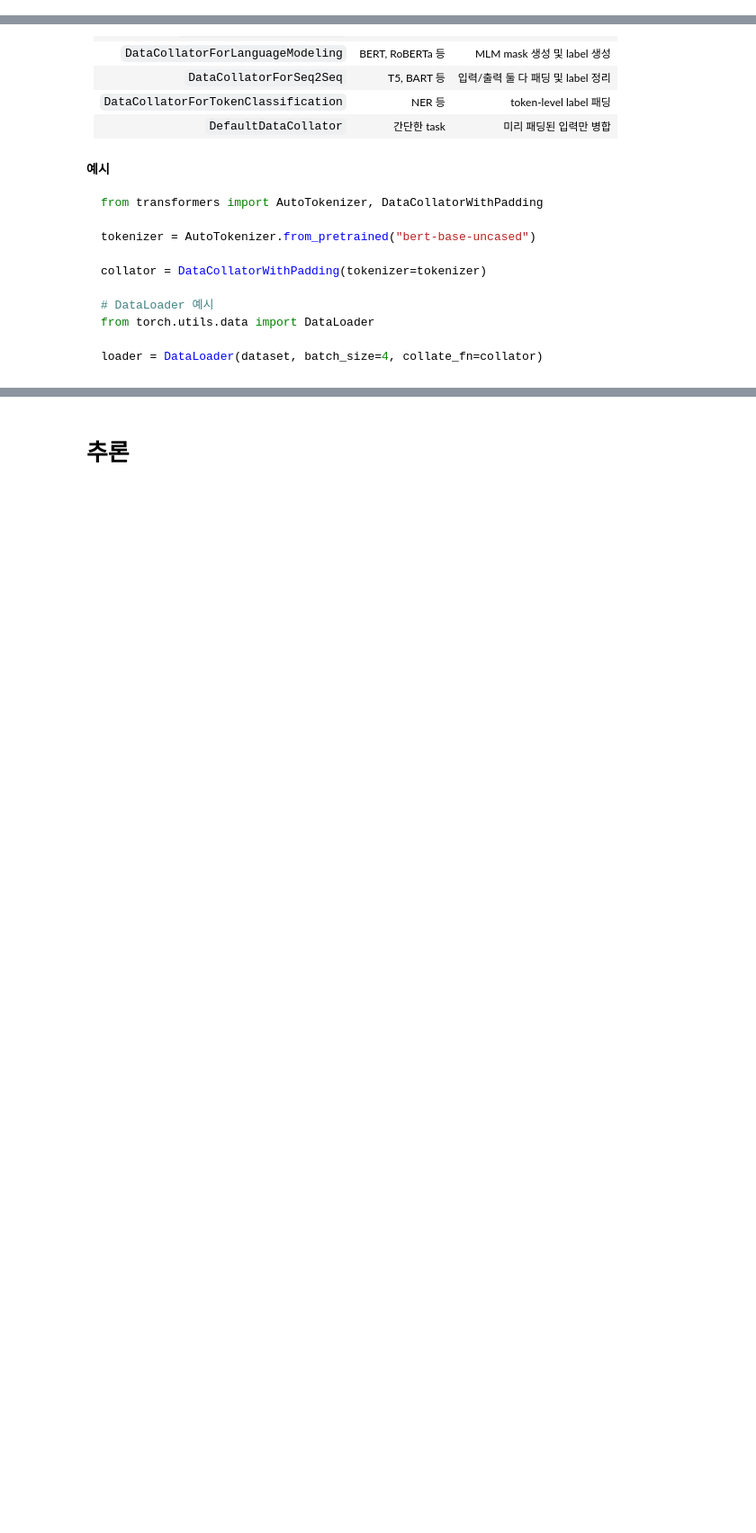
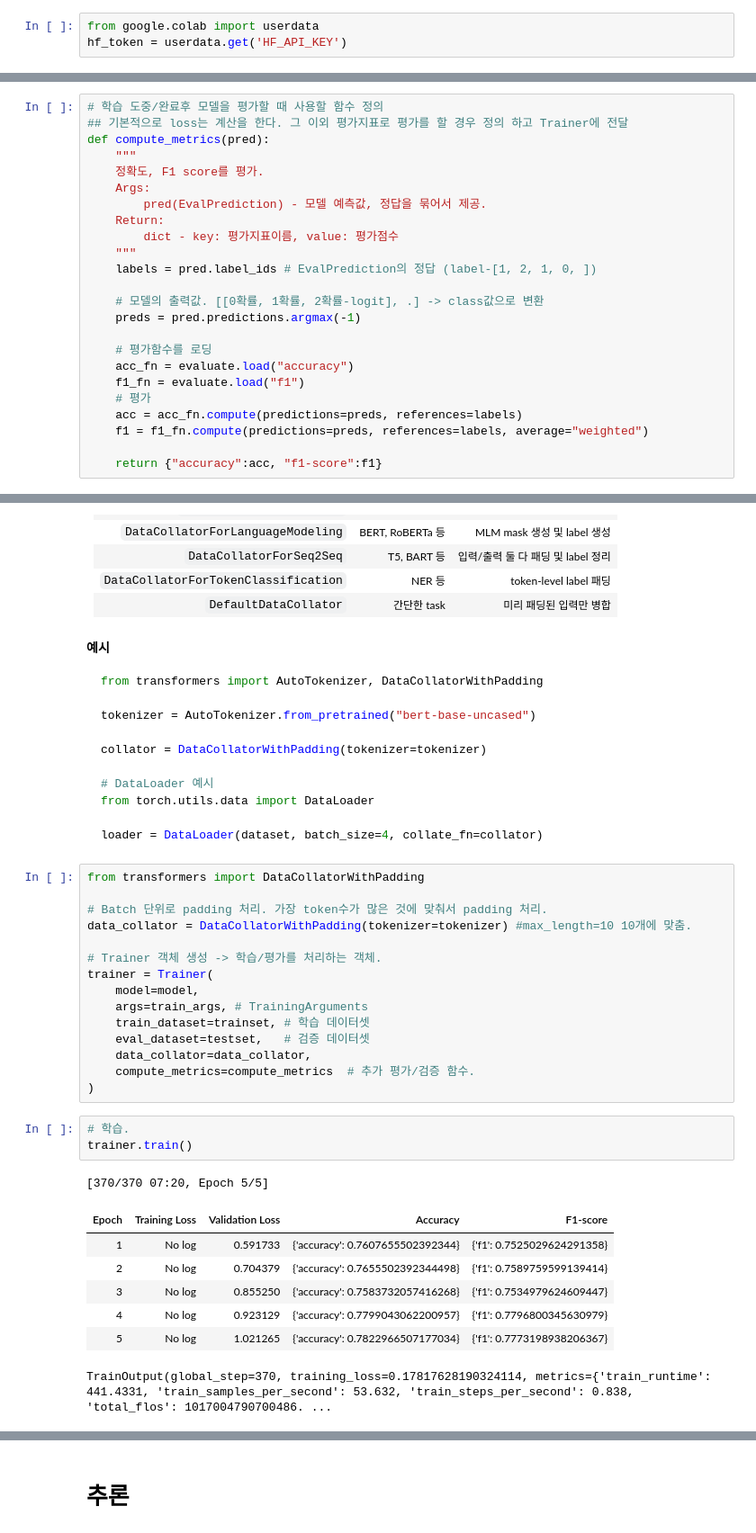
Before and after one commit to ykgstar37-lab/SKN21, a Jupyter notebook: 09_Huggingface_transformers/04_HuggingFace_파인튜닝.ipynb, the cells around one changed output, grey strips where cells are left out. Shown at 90% size. Drawn from its saved outputs; the diff is of its cells as text; blank space fills up the shorter version.

````diff
--- a/09_Huggingface_transformers/04_HuggingFace_파인튜닝.ipynb
+++ b/09_Huggingface_transformers/04_HuggingFace_파인튜닝.ipynb
@@ -216,3 +653,6 @@ dataset.filter(
 - 이들을 활용하면 **학습 옵션 설정, 로깅, Gradient Accumulation, Mixed Precision(AMP) 적용, 평가 및 체크포인트 관리** 등을 손쉽게 수행할 수 있다.
 - `Trainer`를 사용하려면 **Datasets** 라이브러리 또는 `torch.utils.data.Dataset` 형식의 데이터셋이 필요하다.
 - 일반적으로는 `Trainer`만 써도 파인튜닝을 빠르고 편리하게 할 수 있다. 하지만 학습 과정에서 특별한 계산을 해야 하거나, 일반적이지 않은 방식으로 학습을 진행해야 할 때는 `Trainer`를 쓰기 어렵다. 이럴 때는 직접 `PyTorch`로 학습 루프를 작성해 원하는 방식대로 조정한다.
+# %%
+from google.colab import userdata
+hf_token = userdata.get('HF_API_KEY')
@@ -225,3 +745,27 @@ dataset.filter(
+# %%
+# 학습 도중/완료후 모델을 평가할 때 사용할 함수 정의
+## 기본적으로 loss는 계산을 한다. 그 이외 평가지표로 평가를 할 경우 정의 하고 Trainer에 전달
+def compute_metrics(pred):
+    """
+    정확도, F1 score를 평가.
+    Args:
+        pred(EvalPrediction) - 모델 예측값, 정답을 묶어서 제공.
+    Return:
+        dict - key: 평가지표이름, value: 평가점수
+    """
+    labels = pred.label_ids # EvalPrediction의 정답 (label-[1, 2, 1, 0, ])
+
+    # 모델의 출력값. [[0확률, 1확률, 2확률-logit], .] -> class값으로 변환
+    preds = pred.predictions.argmax(-1)
+
+    # 평가함수를 로딩
+    acc_fn = evaluate.load("accuracy")
+    f1_fn = evaluate.load("f1")
+    # 평가
+    acc = acc_fn.compute(predictions=preds, references=labels)
+    f1 = f1_fn.compute(predictions=preds, references=labels, average="weighted")
+
+    return {"accuracy":acc, "f1-score":f1}
 # %% [markdown]
 ### Collator 함수
 
@@ -276,3 +820,30 @@ from torch.utils.data import DataLoader
 
 loader = DataLoader(dataset, batch_size=4, collate_fn=collator)
 ```
+# %%
+from transformers import DataCollatorWithPadding
+
+# Batch 단위로 padding 처리. 가장 token수가 많은 것에 맞춰서 padding 처리.
+data_collator = DataCollatorWithPadding(tokenizer=tokenizer) #max_length=10 10개에 맞춤.
+
+# Trainer 객체 생성 -> 학습/평가를 처리하는 객체.
+trainer = Trainer(
+    model=model,
+    args=train_args, # TrainingArguments
+    train_dataset=trainset, # 학습 데이터셋
+    eval_dataset=testset,   # 검증 데이터셋
+    data_collator=data_collator,
+    compute_metrics=compute_metrics  # 추가 평가/검증 함수.
+)
+# %%
+# 학습.
+trainer.train()
+# %% [output]
+[370/370 07:20, Epoch 5/5]
+| Epoch | Training Loss | Validation Loss | Accuracy | F1-score |
+| 1 | No log | 0.591733 | {'accuracy': 0.7607655502392344} | {'f1': 0.7525029624291358} |
+| 2 | No log | 0.704379 | {'accuracy': 0.7655502392344498} | {'f1': 0.7589759599139414} |
+| 3 | No log | 0.855250 | {'accuracy': 0.7583732057416268} | {'f1': 0.7534979624609447} |
+| 4 | No log | 0.923129 | {'accuracy': 0.7799043062200957} | {'f1': 0.7796800345630979} |
+| 5 | No log | 1.021265 | {'accuracy': 0.7822966507177034} | {'f1': 0.7773198938206367} |
+TrainOutput(global_step=370, training_loss=0.17817628190324114, metrics={'train_runtime': 441.4331, 'train_samples_per_second': 53.632, 'train_steps_per_second': 0.838, 'total_flos': 1017004790700486. ...
````
Also changed, not shown: parts of 58 cells of this notebook, 4 other files.
